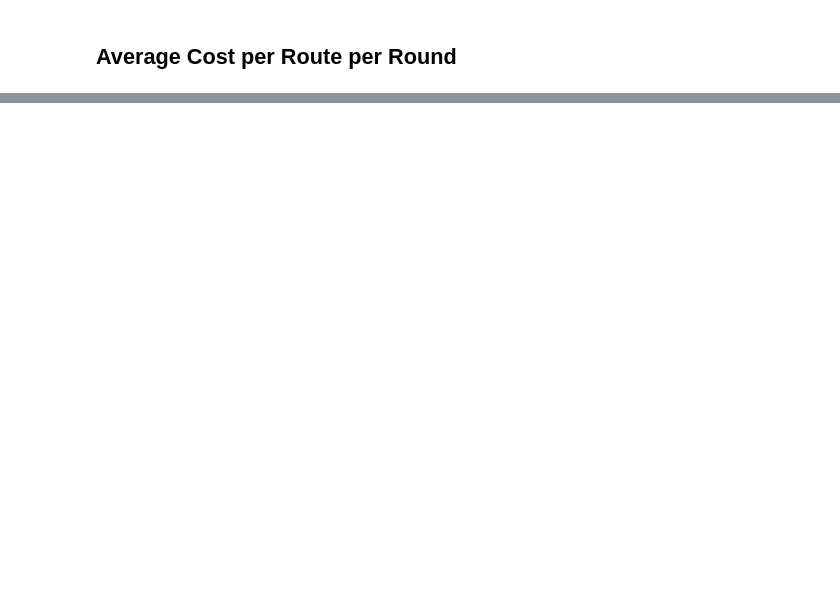
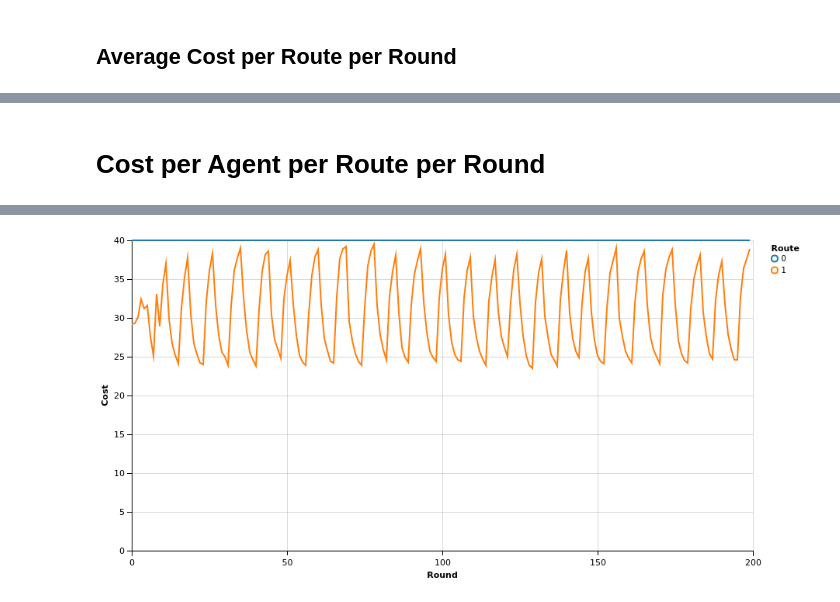
Before and after one commit to ksheng-/TrafficFlowSimulator, a Jupyter notebook: Simulator.ipynb, the cells around one changed output, grey strips where cells are left out. Cells and saved outputs as stored; diff of their text form; code cells hidden in the pictures; blank space fills up the shorter version.

```diff
--- a/Simulator.ipynb
+++ b/Simulator.ipynb
@@ -201,0 +202,6 @@ chart.configure_cell(height=400, width=800)
+# %% [markdown]
+# Cost per Agent per Route per Round
+# %%
+chart = Chart(data).mark_line().encode(x='Round:Q', y='Cost:Q', color='Route:N')
+chart.configure_cell(height=400, width=800)
+# %% [output]
@@ -201,0 +209 @@ chart.configure_cell(height=400, width=800)
+[figure, added]
```
Also changed, not shown: parts of 6 cells of this notebook, 1 other file.
